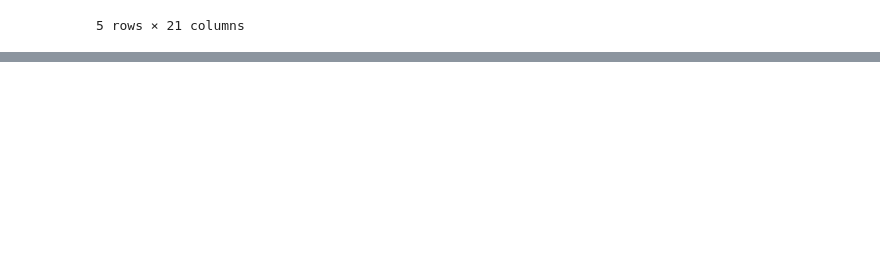
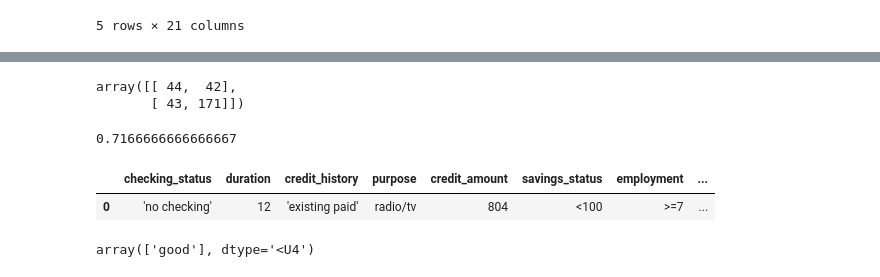
Before and after one commit to eduardonicioli/mineracao_dados, a Jupyter notebook: AprendizadoMaquina.ipynb, the cells around one changed output, grey strips where cells are left out. Drawn from its saved outputs; the diff is of its cells as text; code cells hidden in the pictures; blank space fills up the shorter version.

Commit message:
update navi_bayes

```diff
--- a/AprendizadoMaquina.ipynb
+++ b/AprendizadoMaquina.ipynb
@@ -35,0 +100,19 @@ class = credito.iloc[:,20].values
+# %%
+confusao = confusion_matrix(y_teste, previsoes)
+confusao
+# %% [output]
+array([[ 44,  42],
+       [ 43, 171]])
+# %%
+taxa = accuracy_score(y_teste, previsoes)
+taxa_errp = 1 - taxa
+taxa
+# %% [output]
+0.7166666666666667
+# %%
+novocredito = pd.read_csv('NovoCredito.csv')
+novocredito.shape
+novocredito
+# %% [output]
+|  | checking_status | duration | credit_history | purpose | credit_amount | savings_status | employment | ... |
+| 0 | 'no checking' | 12 | 'existing paid' | radio/tv | 804 | <100 | >=7 | ... |
@@ -35,0 +148,4 @@ class = credito.iloc[:,20].values
+# %%
+naive_bayes.predict(novocredito)
+# %% [output]
+array(['good'], dtype='<U4')
```
Also changed, not shown: parts of 7 cells of this notebook, 1 other file.
